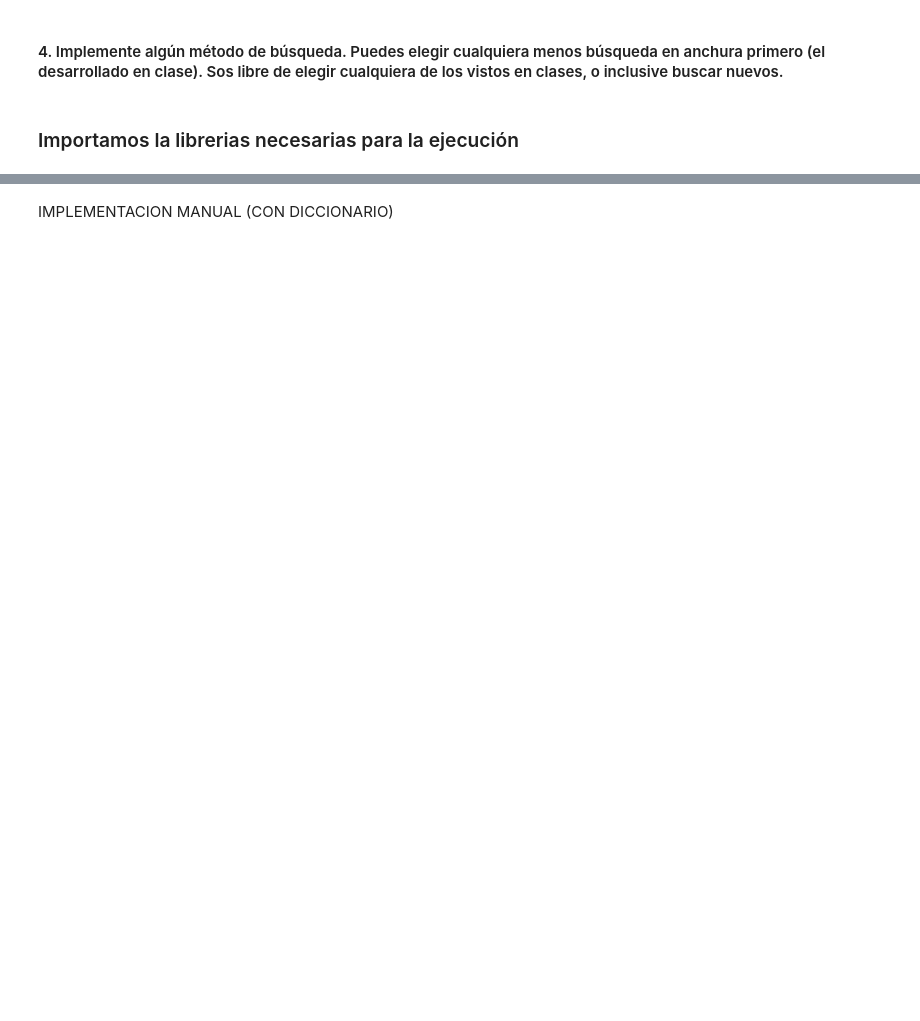
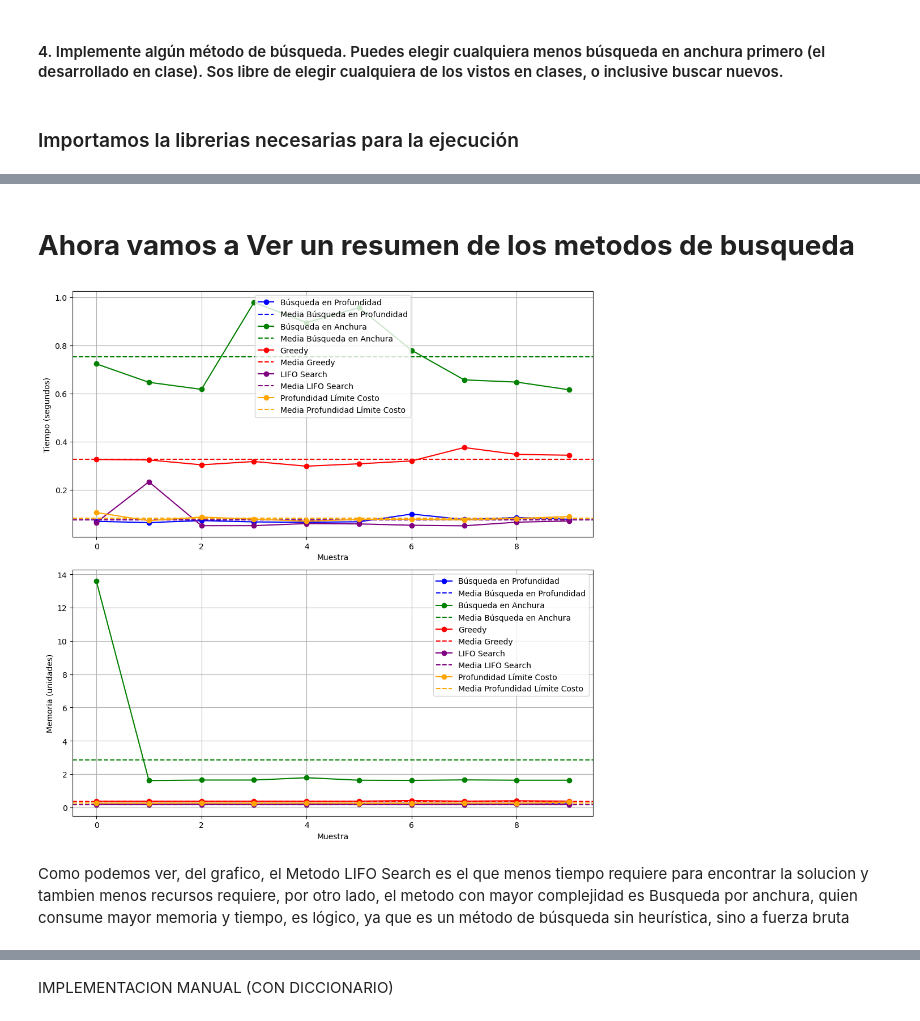
Before and after one commit to hernansilva21/intro_ia_tp_1, a Jupyter notebook: hanoi_tower/tp1_torre_hanoi_todos.ipynb, the cells around one changed output, grey strips where cells are left out. Saved outputs shown, nothing was run; the diff lists cells and outputs as text; code cells hidden in the pictures; blank space fills up the shorter version.

Commit message:
Fede: Cree una funcion para reutilizar el codigo que corre el algoritmo de busqueda Genere graficos para comparar la complejidad de cada solucion.

```diff
--- a/hanoi_tower/tp1_torre_hanoi_todos.ipynb
+++ b/hanoi_tower/tp1_torre_hanoi_todos.ipynb
@@ -626,6 +505,6 @@ Maxima memoria ocupada: 0.15 [MB]
 # %%
 #Version modificada:
-def lifo_search(problem: ProblemHanoi, display: bool = False):
+def lifo_search_modified(problem: ProblemHanoi, display: bool = False):
     frontier = deque([NodeHanoi(problem.initial)])  # Creamos una cola FIFO con el nodo inicial
 
     explored = set()  # Este set nos permite ver si ya exploramos un estado para evitar repetir indefinidamente
@@ -832,0 +711,9 @@ DESVIO TIEMPO (en segundos): 0.03297323874636217
+# %%
+#Vamos a correr 10 veces la busqueda por busqueda profundidad con limite de costo
+resultados_profundidad_limite_costo = run_search_algorithm(lifo_search_limit_path_cost)
+print_stats(lifo_search_limit_path_cost, resultados_profundidad_limite_costo)
+#Camino a la solucion
+'''node = last_node
+while node.parent is not None:
+    print(node.state)
+    node = node.parent'''
@@ -833,7 +739,11 @@ DESVIO TIEMPO (en segundos): 0.03297323874636217
 # %%
+#Vamos a correr 10 veces la busqueda por busqueda profundidad con limite de costo
+resultados_greedy = run_search_algorithm(priority_queque_search_limit_with_graph)
+print_stats(priority_queque_search_limit_with_graph, resultados_greedy)
+
 #Camino a la solucion
-node = last_node
+'''node = last_node
 while node.parent is not None:
     print(node.state)
-    node = node.parent
+    node = node.parent'''
 # %% [output]
@@ -856,0 +768,51 @@ HanoiState: 5 4 3 2 |  | 1
+# %% [markdown]
+# **Ahora vamos a Ver un resumen de los metodos de busqueda**
+# %%
+#Comparamos soluciones:
+# Crear una lista de los DataFrames y sus nombres correspondientes
+dataframes = [
+    (resultados_busqueda_profundidad, "Búsqueda en Profundidad"),
+    (resultados_busqueda_anchura, "Búsqueda en Anchura"),
+    (resultados_greedy, "Greedy"),
+    (resultados_lifo_search, "LIFO Search"),
+    (resultados_profundidad_limite_costo, "Profundidad Límite Costo")
+]
+# Definir los colores para cada método
+colors = {
+    "Búsqueda en Profundidad": "blue",
+    "Búsqueda en Anchura": "green",
+    "Greedy": "red",
+    "LIFO Search": "purple",
+    "Profundidad Límite Costo": "orange"
+}
+# Función para agregar las líneas de los métodos y las medias
+# Función para agregar las líneas de los métodos y las medias
+def plot_metrics(ax, metric, ylabel):
+    for df, label in dataframes:
+        color = colors[label]
+        # Plotea las líneas de cada método
+        ax.plot(df[metric], label=label, marker='o', color=color)
+        # Plotea la línea de la media con el mismo color
+        ax.axhline(df[metric].mean(), linestyle='--', color=color, label=f"Media {label}")
+
+    ax.set_xlabel('Muestra')
+    ax.set_ylabel(ylabel)
+    ax.legend()
+    ax.grid(True)
+
+# Crear la figura y los ejes
+fig, (ax1, ax2) = plt.subplots(2, 1, figsize=(10, 10))
+
+# Graficar el tiempo
+plot_metrics(ax1, 'tiempo', 'Tiempo (segundos)')
+
+# Graficar la memoria
+plot_metrics(ax2, 'memoria', 'Memoria (unidades)')
+
+# Mostrar los gráficos
+plt.tight_layout()
+plt.show()
+# %% [output]
+[figure, added]
+# %% [markdown]
+Como podemos ver, del grafico, el Metodo LIFO Search es el que menos tiempo requiere para encontrar la solucion y tambien menos recursos requiere, por otro lado, el metodo con mayor complejidad es Busqueda por anchura, quien consume mayor memoria y tiempo, es lógico, ya que es un método de búsqueda sin heurística, sino a fuerza bruta
```
Also changed, not shown: parts of 42 cells of this notebook, 1 other file.
